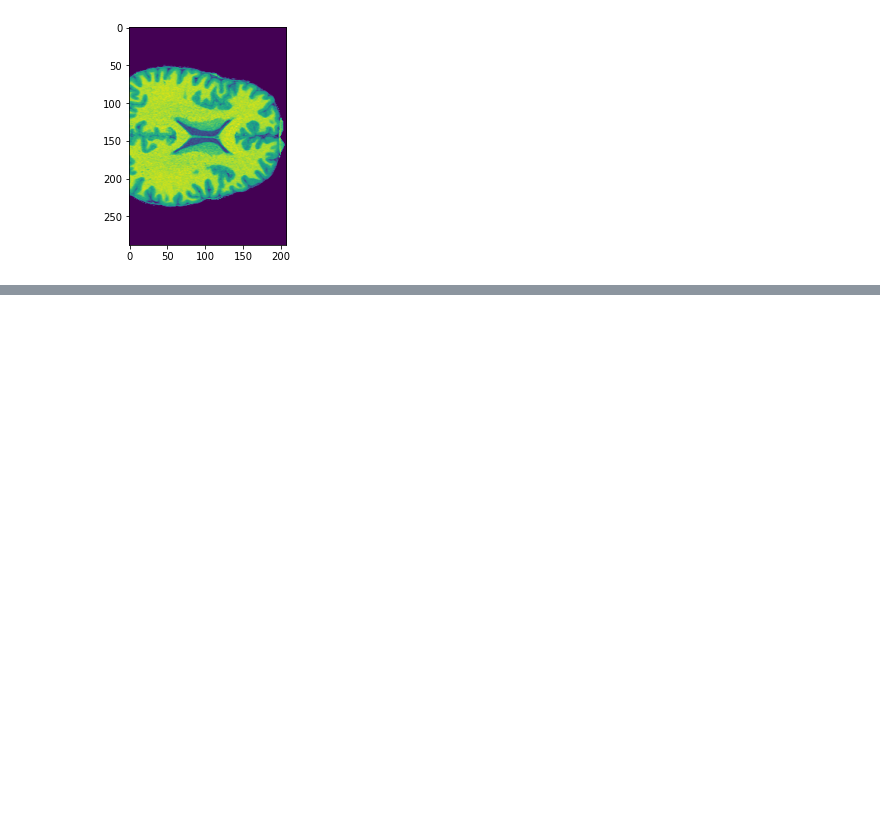
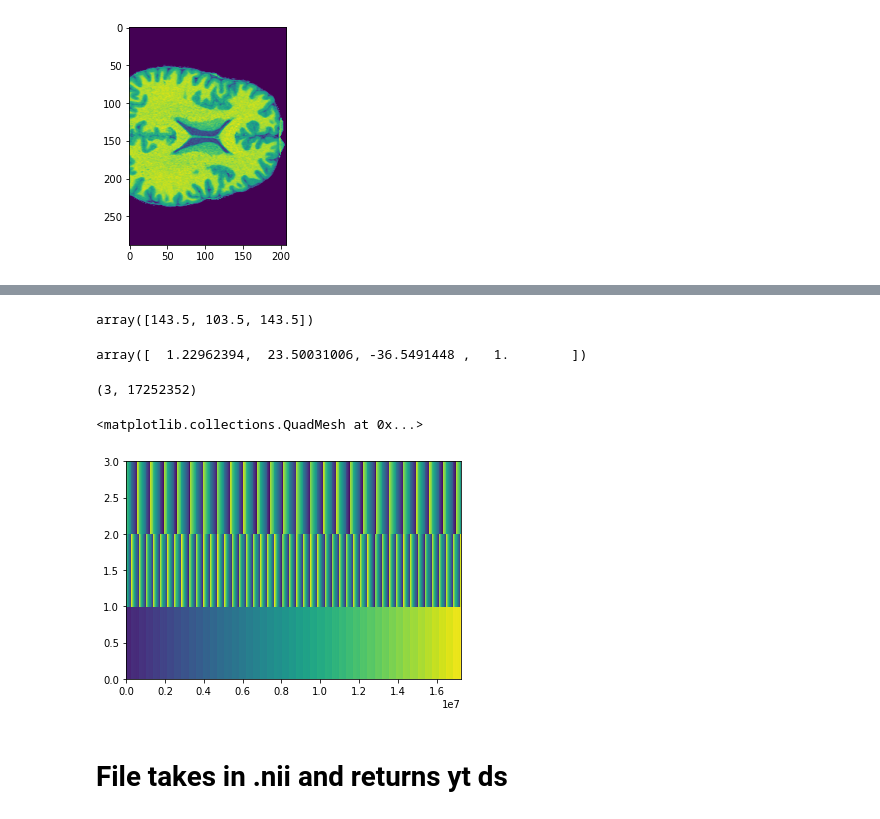
Before and after one commit to talizacks/yt_Summer_proj, a Jupyter notebook: Neuro.ipynb, the cells around one changed output, grey strips where cells are left out. Cells and saved outputs as stored; diff of their text form; code cells hidden in the pictures; blank space fills up the shorter version.

```diff
--- a/Neuro.ipynb
+++ b/Neuro.ipynb
@@ -362,0 +391,2 @@ TypeError: 'int' object is not iterable
+# %%
+img = nib.load('data/Eye_brain/derivatives/MP2RAGEToolboxSPM/sub-01/ses-01/sub-01_ses-01_run-1_T1map.nii')
@@ -362,0 +460,3 @@ TypeError: 'int' object is not iterable
+# %%
+M = img.affine[:3, :3]
+abc = img.affine[:3, 3]
@@ -362,0 +481,8 @@ TypeError: 'int' object is not iterable
+# %%
+vox_center
+# %% [output]
+array([143.5, 103.5, 143.5])
+# %%
+img.affine.dot(list(vox_center) + [1])
+# %% [output]
+array([  1.22962394,  23.50031006, -36.5491448 ,   1.        ])
@@ -362,0 +491,17 @@ TypeError: 'int' object is not iterable
+# %%
+img_affine = nib.load('data/Eye_brain/derivatives/MP2RAGEToolboxSPM/sub-01/ses-01/sub-01_ses-01_run-1_T1map.nii').affine
+v = np.array(img_affine)
+x, y, z = np.mgrid[0.0:1.0:288j, 0.0:1.0:208j, 0.0:1.0:288j]
+pos = ([x.ravel(), y.ravel(), z.ravel()])
+transformed_pos = M @ pos
+# %%
+transformed_pos
+# %% [output]
+(3, 17252352)
+# %%
+plt.pcolormesh(transformed_pos)
+# %% [output]
+<matplotlib.collections.QuadMesh at 0x...>
+[figure, added]
+# %% [markdown]
+# File takes in .nii and returns yt ds
```
Also changed, not shown: parts of 43 cells of this notebook.
